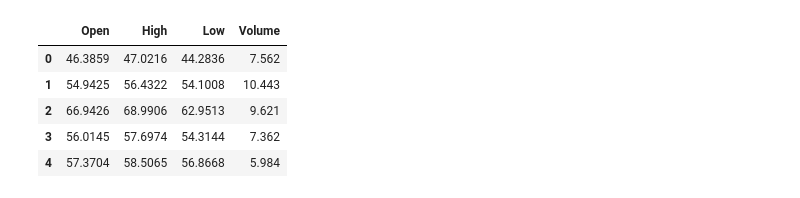
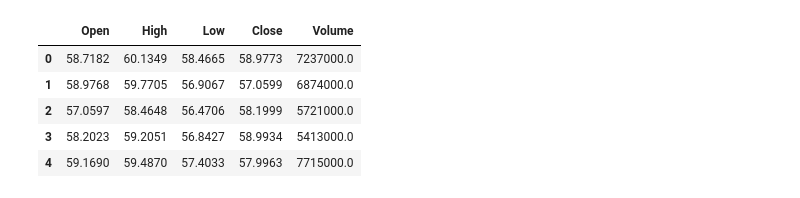
Before and after one commit to christianschwendner/coins_2122, a Jupyter notebook: Prediction/LSTM.ipynb, the cells around one changed output. Cells and saved outputs as stored; diff of their text form; code cells hidden in the pictures.

```diff
--- a/Prediction/LSTM.ipynb
+++ b/Prediction/LSTM.ipynb
@@ -20,6 +28,7 @@ data.tail()
 # %%
 data.rename(columns={'Datum':'Date', 'Eröffn.':'Open', 'Hoch':'High',
-                     'Tief':'Low', 'Vol.':'Volume', 'Zuletzt':'Adj Close'}, inplace=True)
-data['Date'] = pd.to_datetime(data['Date'])
+                     'Tief':'Low', 'Vol.':'Volume', 'Zuletzt':'Close'}, inplace=True)
+data['Date'] = pd.to_datetime(data['Date'], format='%d.%m.%Y')
 data.drop('+/- %', axis=1, inplace=True)
 data.sort_values('Date', inplace=True)
+data.reset_index(drop=True, inplace=True)
@@ -28,3 +53,4 @@ for column in data.drop(columns=['Date', 'Volume']).columns:
     data[column] = [float(str(i).replace(",", "")) for i in data[column]]
 
 data['Volume'] = [str(i).replace(",", "") for i in data['Volume']]
+data = data[['Date', 'Open', 'High', 'Low', 'Close', 'Volume']]
@@ -65,7 +71,6 @@ def value_to_float(x):
     return 0.0
 
 data['Volume'] = data['Volume'].apply(value_to_float)
-data['Volume'] = data['Volume'] / 1000000
 # %%
-data_training = data[data['Date'] < '2021-12-10'].copy()
-data_test = data[data['Date'] < '2021-12-10'].copy()
+data_training = data[data['Date'] < '2021-06-01'].copy()
+data_test = data[data['Date'] > '2021-06-01'].copy()
@@ -200,13 +181,13 @@ plt.show()
 # %%
 part_60_days = data_training.tail(60)
 df = part_60_days.append(data_test, ignore_index = True)
 df_backup = df.copy()
-df = df.drop(['Date', 'Adj Close'], axis = 1)
+df = df.drop(['Date'], axis = 1)
 df.head()
 # %% [output]
-|  | Open | High | Low | Volume |
-| 0 | 46.3859 | 47.0216 | 44.2836 | 7.562 |
-| 1 | 54.9425 | 56.4322 | 54.1008 | 10.443 |
-| 2 | 66.9426 | 68.9906 | 62.9513 | 9.621 |
-| 3 | 56.0145 | 57.6974 | 54.3144 | 7.362 |
-| 4 | 57.3704 | 58.5065 | 56.8668 | 5.984 |
+|  | Open | High | Low | Close | Volume |
+| 0 | 58.7182 | 60.1349 | 58.4665 | 58.9773 | 7237000.0 |
+| 1 | 58.9768 | 59.7705 | 56.9067 | 57.0599 | 6874000.0 |
+| 2 | 57.0597 | 58.4648 | 56.4706 | 58.1999 | 5721000.0 |
+| 3 | 58.2023 | 59.2051 | 56.8427 | 58.9934 | 5413000.0 |
+| 4 | 59.1690 | 59.4870 | 57.4033 | 57.9963 | 7715000.0 |
```
Also changed, not shown: parts of 33 cells of this notebook, 1 other file.
